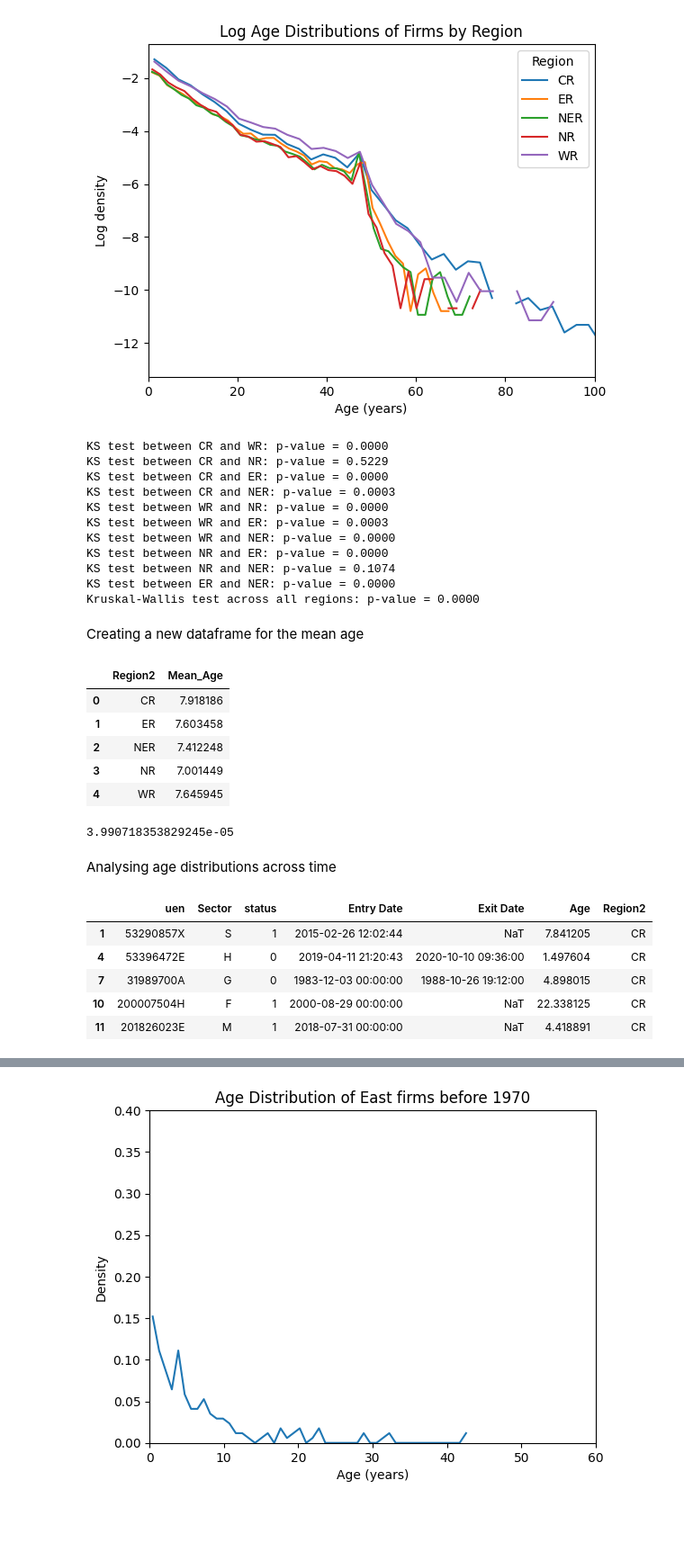
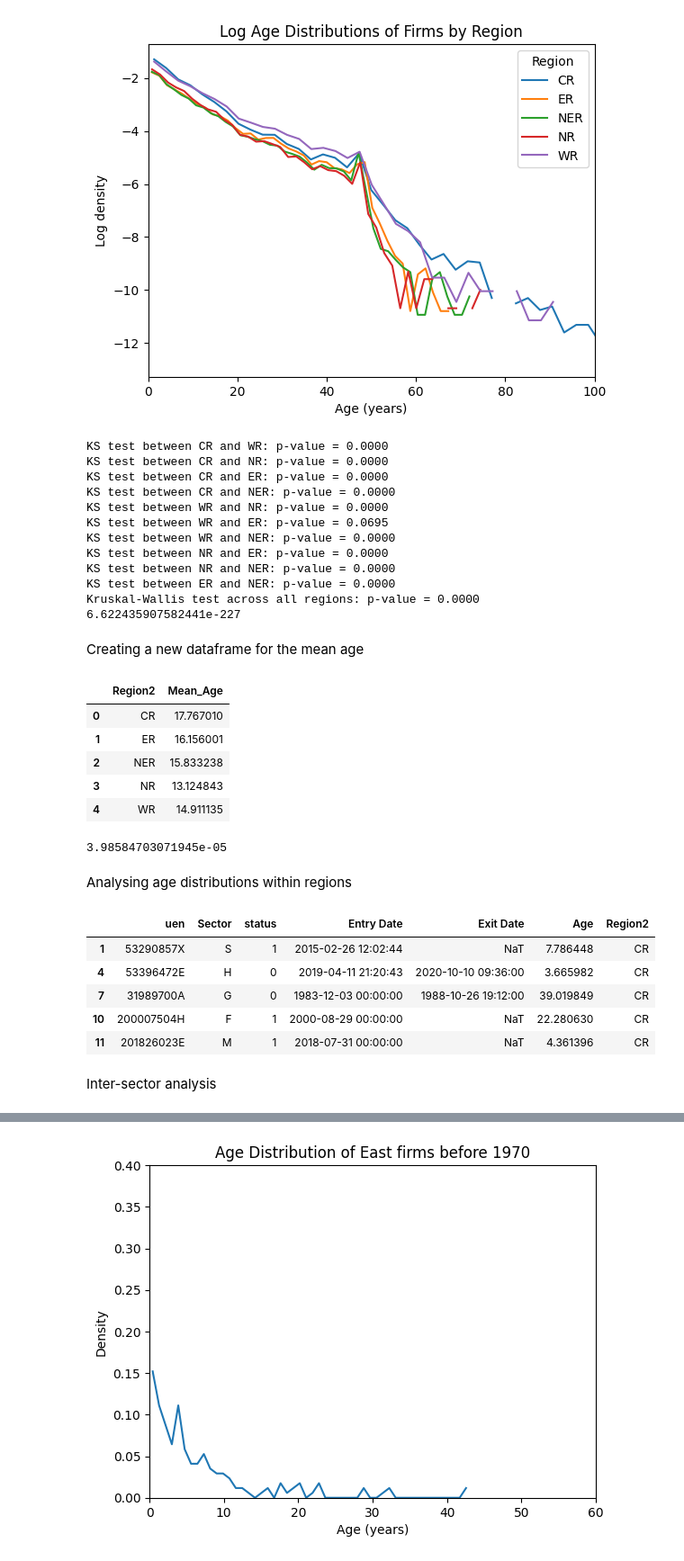
Before and after one commit to maxcyn/a-star, a Jupyter notebook: test.ipynb, the cells around one changed output, grey strips where cells are left out. Shown at 90% size. Cells and saved outputs as stored; diff of their text form; code cells hidden in the pictures; blank space fills up the shorter version.

```diff
--- a/test.ipynb
+++ b/test.ipynb
@@ -47,7 +47,7 @@ df_analysis['Entry Date'] = pd.to_datetime(df_analysis['Entry Date'])
 
 # Calculate age in years
 current_time = df_analysis['Exit Date'].max()
-df_analysis['Age'] = (df_analysis['Exit Date'].fillna(current_time) - df_analysis['Entry Date']).dt.days / 365.25
+df_analysis['Age'] = (max(df_analysis['Entry Date']) - df_analysis['Entry Date']).dt.days / 365.25
 
 df_analysis.head()
 # %% [output]
@@ -297,32 +276,33 @@ region_names = df_alive['Region2'].dropna().unique()
 
 for i, region1 in enumerate(region_names):
     for region2 in region_names[i+1:]:
-        ages1 = df_alive[df_alive['Region2'] == region1]['Age'].dropna()
-        ages2 = df_alive[df_alive['Region2'] == region2]['Age'].dropna()
+        ages1 = df_alive[(df_alive['Region2'] == region1) & (df_alive['Sector'] == 'G')]['Age'].dropna()
+        ages2 = df_alive[(df_alive['Region2'] == region2) & (df_alive['Sector'] == 'G')]['Age'].dropna()
         # Take a random sample of 10000 ages
-        sample1 = ages1.sample(n=min(10000, len(ages1)))
-        sample2 = ages2.sample(n=min(10000, len(ages2)))
-        stat, p_value = ks_2samp(sample1, sample2)
+
+        stat, p_value = ks_2samp(ages1, ages2)
         print(f"KS test between {region1} and {region2}: p-value = {p_value:.4f}")
 
 groups = [
-    group['Age'].dropna().sample(n=min(10000, len(group['Age'].dropna())))
+    group['Age'].dropna()
     for _, group in df_alive.groupby('Region2')
 ]
 stat, p_value = kruskal(*groups)
 print(f"Kruskal-Wallis test across all regions: p-value = {p_value:.4f}")
+print(p_value)
 # %% [output]
 KS test between CR and WR: p-value = 0.0000
-KS test between CR and NR: p-value = 0.5229
+KS test between CR and NR: p-value = 0.0000
 KS test between CR and ER: p-value = 0.0000
-KS test between CR and NER: p-value = 0.0003
+KS test between CR and NER: p-value = 0.0000
 KS test between WR and NR: p-value = 0.0000
-KS test between WR and ER: p-value = 0.0003
+KS test between WR and ER: p-value = 0.0695
 KS test between WR and NER: p-value = 0.0000
 KS test between NR and ER: p-value = 0.0000
-KS test between NR and NER: p-value = 0.1074
+KS test between NR and NER: p-value = 0.0000
 KS test between ER and NER: p-value = 0.0000
 Kruskal-Wallis test across all regions: p-value = 0.0000
+6.622435907582441e-227
 # %% [markdown]
 Creating a new dataframe for the mean age
 # %%
@@ -336,11 +316,11 @@ df_meanage = df_analysis.groupby('Region2').agg(
 df_meanage.head()
 # %% [output]
 |  | Region2 | Mean_Age |
-| 0 | CR | 7.918186 |
-| 1 | ER | 7.603458 |
-| 2 | NER | 7.412248 |
-| 3 | NR | 7.001449 |
-| 4 | WR | 7.645945 |
+| 0 | CR | 17.767010 |
+| 1 | ER | 16.156001 |
+| 2 | NER | 15.833238 |
+| 3 | NR | 13.124843 |
+| 4 | WR | 14.911135 |
 # %%
 from scipy.stats import ttest_ind
 
@@ -350,22 +330,26 @@ ages2 = df_alive[df_alive['Region2'] == 'WR']['Age']
 stat, p_value = ttest_ind(ages1, ages2, equal_var=False)
 print(p_value)
 # %% [output]
-3.990718353829245e-05
+3.98584703071945e-05
 # %% [markdown]
-Analysing age distributions across time
+Analysing age distributions within regions
 # %%
 # Creating a dataframe for each region
 df_central = df_agedistribution[df_agedistribution['Region2'] == 'CR'].copy()
 df_west = df_agedistribution[df_agedistribution['Region2'] == 'WR'].copy()
 df_north = df_agedistribution[df_agedistribution['Region2'] == 'NR'].copy()
 df_east = df_agedistribution[df_agedistribution['Region2'] == 'ER'].copy()
 df_north_east = df_agedistribution[df_agedistribution['Region2'] == 'NER'].copy()
 
+df_list = [df_central, df_west, df_north, df_east, df_north_east]
+
 df_central.head()
 # %% [output]
 |  | uen | Sector | status | Entry Date | Exit Date | Age | Region2 |
-| 1 | 53290857X | S | 1 | 2015-02-26 12:02:44 | NaT | 7.841205 | CR |
-| 4 | 53396472E | H | 0 | 2019-04-11 21:20:43 | 2020-10-10 09:36:00 | 1.497604 | CR |
-| 7 | 31989700A | G | 0 | 1983-12-03 00:00:00 | 1988-10-26 19:12:00 | 4.898015 | CR |
-| 10 | 200007504H | F | 1 | 2000-08-29 00:00:00 | NaT | 22.338125 | CR |
-| 11 | 201826023E | M | 1 | 2018-07-31 00:00:00 | NaT | 4.418891 | CR |
+| 1 | 53290857X | S | 1 | 2015-02-26 12:02:44 | NaT | 7.786448 | CR |
+| 4 | 53396472E | H | 0 | 2019-04-11 21:20:43 | 2020-10-10 09:36:00 | 3.665982 | CR |
+| 7 | 31989700A | G | 0 | 1983-12-03 00:00:00 | 1988-10-26 19:12:00 | 39.019849 | CR |
+| 10 | 200007504H | F | 1 | 2000-08-29 00:00:00 | NaT | 22.280630 | CR |
+| 11 | 201826023E | M | 1 | 2018-07-31 00:00:00 | NaT | 4.361396 | CR |
+# %% [markdown]
+Inter-sector analysis
```
Also changed, not shown: parts of 27 cells of this notebook, 1 other file.
